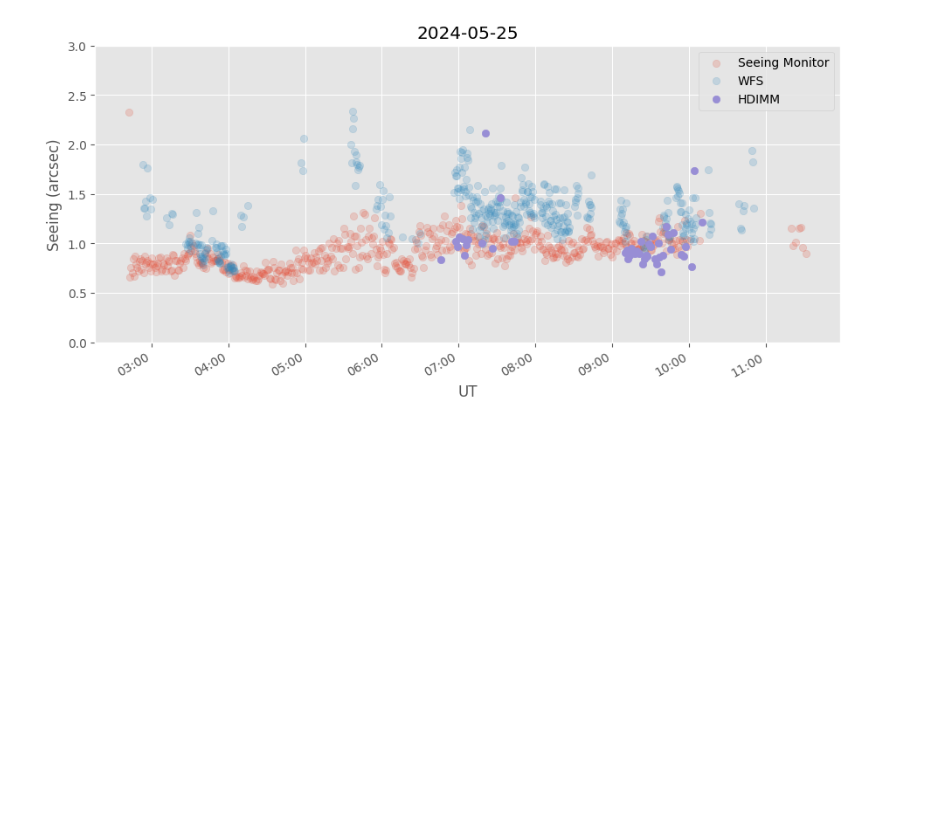
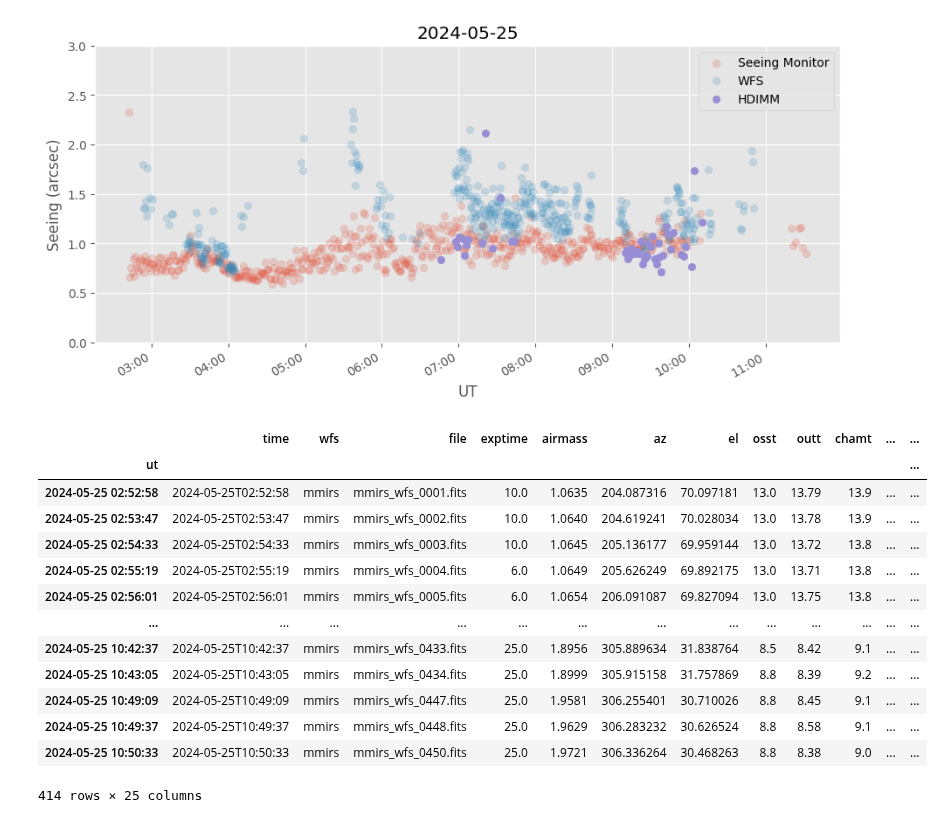
Before and after one commit to MMTObservatory/seeing_analysis, a Jupyter notebook: Seeing Summary - 2024_q2.ipynb, the cells around one changed output. Drawn from its saved outputs; the diff is of its cells as text; code cells hidden in the pictures; blank space fills up the shorter version.

```diff
--- a/Seeing Summary - 2024_q2.ipynb
+++ b/Seeing Summary - 2024_q2.ipynb
@@ -506,3 +506,20 @@ plt.savefig("hdimm_cyclop_wfs.png")
 plt.show()
 # %% [output]
 [figure]
+# %%
+seeing_wfs
+# %% [output]
+|  | time | wfs | file | exptime | airmass | az | el | osst | outt | chamt | ... | ... |
+| ut |  |  |  |  |  |  |  |  |  |  |  | ... |
+| 2024-05-25 02:52:58 | 2024-05-25T02:52:58 | mmirs | mmirs_wfs_0001.fits | 10.0 | 1.0635 | 204.087316 | 70.097181 | 13.0 | 13.79 | 13.9 | ... | ... |
+| 2024-05-25 02:53:47 | 2024-05-25T02:53:47 | mmirs | mmirs_wfs_0002.fits | 10.0 | 1.0640 | 204.619241 | 70.028034 | 13.0 | 13.78 | 13.9 | ... | ... |
+| 2024-05-25 02:54:33 | 2024-05-25T02:54:33 | mmirs | mmirs_wfs_0003.fits | 10.0 | 1.0645 | 205.136177 | 69.959144 | 13.0 | 13.72 | 13.8 | ... | ... |
+| 2024-05-25 02:55:19 | 2024-05-25T02:55:19 | mmirs | mmirs_wfs_0004.fits | 6.0 | 1.0649 | 205.626249 | 69.892175 | 13.0 | 13.71 | 13.8 | ... | ... |
+| 2024-05-25 02:56:01 | 2024-05-25T02:56:01 | mmirs | mmirs_wfs_0005.fits | 6.0 | 1.0654 | 206.091087 | 69.827094 | 13.0 | 13.75 | 13.8 | ... | ... |
+| ... | ... | ... | ... | ... | ... | ... | ... | ... | ... | ... | ... | ... |
+| 2024-05-25 10:42:37 | 2024-05-25T10:42:37 | mmirs | mmirs_wfs_0433.fits | 25.0 | 1.8956 | 305.889634 | 31.838764 | 8.5 | 8.42 | 9.1 | ... | ... |
+| 2024-05-25 10:43:05 | 2024-05-25T10:43:05 | mmirs | mmirs_wfs_0434.fits | 25.0 | 1.8999 | 305.915158 | 31.757869 | 8.8 | 8.39 | 9.2 | ... | ... |
+| 2024-05-25 10:49:09 | 2024-05-25T10:49:09 | mmirs | mmirs_wfs_0447.fits | 25.0 | 1.9581 | 306.255401 | 30.710026 | 8.8 | 8.45 | 9.1 | ... | ... |
+| 2024-05-25 10:49:37 | 2024-05-25T10:49:37 | mmirs | mmirs_wfs_0448.fits | 25.0 | 1.9629 | 306.283232 | 30.626524 | 8.8 | 8.58 | 9.1 | ... | ... |
+| 2024-05-25 10:50:33 | 2024-05-25T10:50:33 | mmirs | mmirs_wfs_0450.fits | 25.0 | 1.9721 | 306.336264 | 30.468263 | 8.8 | 8.38 | 9.0 | ... | ... |
+414 rows × 25 columns
```
